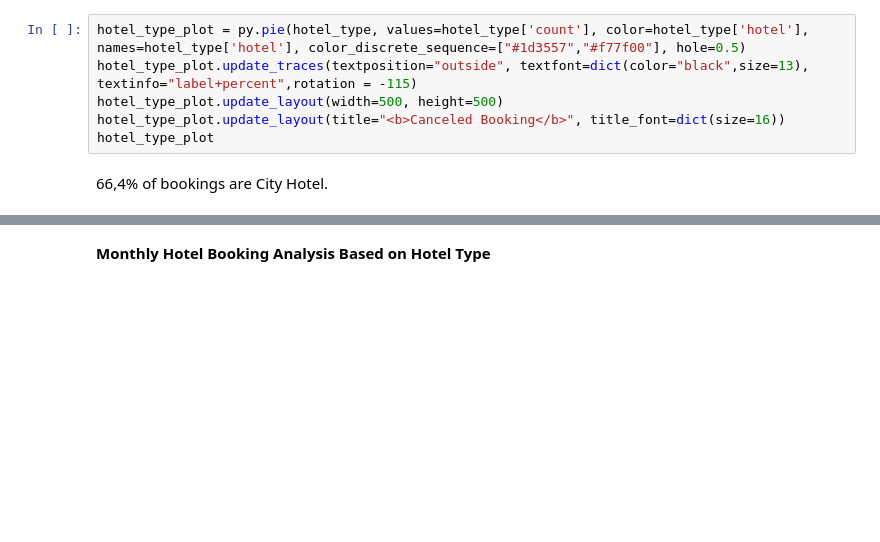
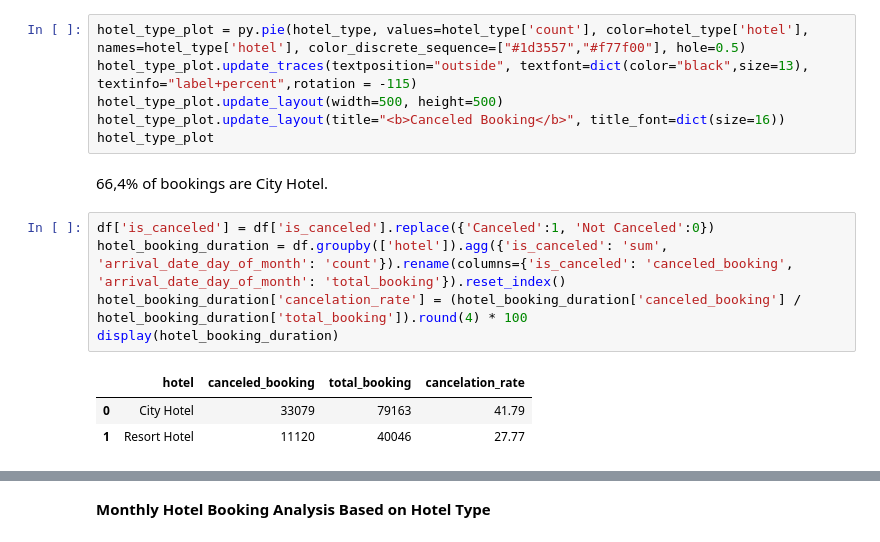
Before and after one commit to lutfiahk/Investigate-Business-Hotel-using-Data-Visualization, a Jupyter notebook: notebook.ipynb, the cells around one changed output, grey strips where cells are left out. Cells and saved outputs as stored; diff of their text form; blank space fills up the shorter version.

```diff
--- a/notebook.ipynb
+++ b/notebook.ipynb
@@ -382,3 +390,12 @@ hotel_type_plot.update_layout(title="<b>Canceled Booking</b>", title_font=dict(s
 hotel_type_plot
 # %% [markdown]
 66,4% of bookings are City Hotel.
+# %%
+df['is_canceled'] = df['is_canceled'].replace({'Canceled':1, 'Not Canceled':0})
+hotel_booking_duration = df.groupby(['hotel']).agg({'is_canceled': 'sum', 'arrival_date_day_of_month': 'count'}).rename(columns={'is_canceled': 'canceled_booking', 'arrival_date_day_of_month': 'total_booking'}).reset_index()
+hotel_booking_duration['cancelation_rate'] = (hotel_booking_duration['canceled_booking'] / hotel_booking_duration['total_booking']).round(4) * 100
+display(hotel_booking_duration)
+# %% [output]
+|  | hotel | canceled_booking | total_booking | cancelation_rate |
+| 0 | City Hotel | 33079 | 79163 | 41.79 |
+| 1 | Resort Hotel | 11120 | 40046 | 27.77 |
```
Also changed, not shown: parts of 18 cells of this notebook.
